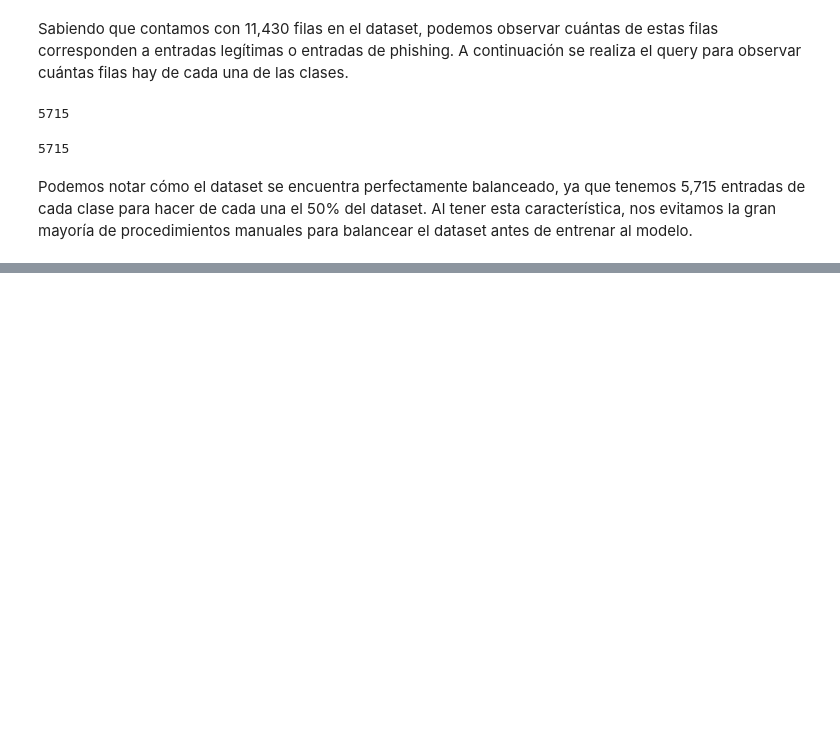
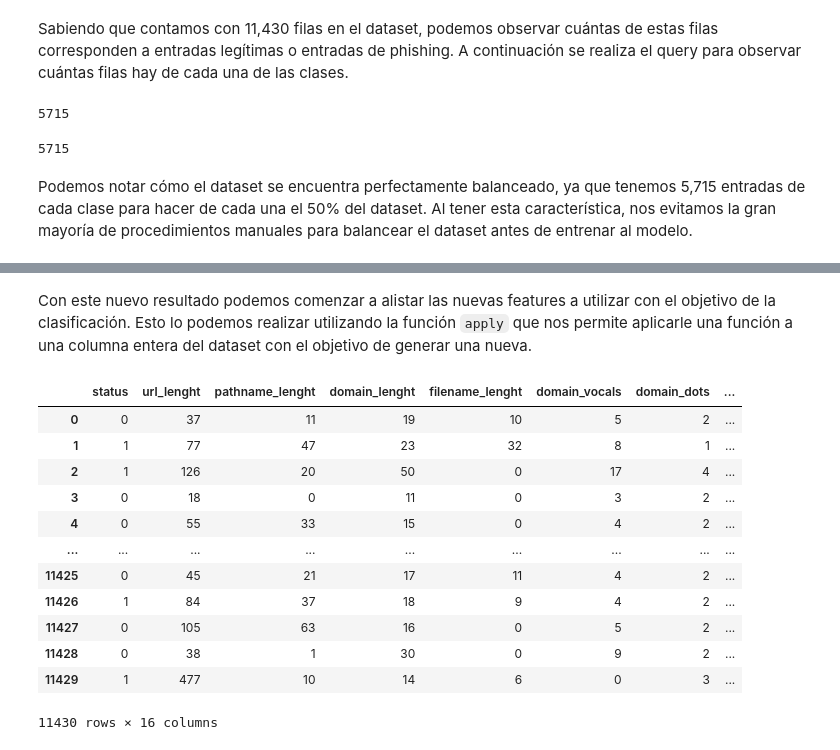
Before and after one commit to SantiagoTaracena/sds-lab-01, a Jupyter notebook: src/main.ipynb, the cells around one changed output, grey strips where cells are left out. Saved outputs shown, nothing was run; the diff lists cells and outputs as text; code cells hidden in the pictures; blank space fills up the shorter version.

```diff
--- a/src/main.ipynb
+++ b/src/main.ipynb
@@ -363,16 +69,0 @@ from urllib.parse import urlparse
-# %%
-# Cambiar los valores de la columna 'status' a 0 para 'legitimate' y 1 para 'phishing'
-dataset['status'] = dataset['status'].apply(lambda x: 0 if x == 'legitimate' else 1)
-# %%
-# Función para obtener el pathname y parameter de una URL
-def extract_path_and_param(url):
-    parsed_url = urlparse(url)
-    path_and_param = parsed_url.path + parsed_url.params + parsed_url.query
-    return path_and_param
-
-# Aplicar la función a la columna 'url' para obtener el pathname y parameter
-dataset['url'] = dataset['url'].apply(extract_path_and_param)
-
-# Eliminar filas donde no hay pathname y parameter
-dataset = dataset[dataset['url'] != '']
-dataset = dataset[dataset['url'] != '/']
@@ -412,0 +282,4 @@ TypeCheckError: argument "config_file" (None) did not match any element in the u
+# %%
+# Cambio de los valores de la columna "status" a 0 para "legitimate" y 1 para "phishing".
+dataset["status"] = dataset["status"].apply(lambda x: 0 if (x == "legitimate") else 1)
+dataset
@@ -412,0 +300,35 @@ TypeCheckError: argument "config_file" (None) did not match any element in the u
+# %% [markdown]
+Con este nuevo resultado podemos comenzar a alistar las nuevas features a utilizar con el objetivo de la clasificación. Esto lo podemos realizar utilizando la función `apply` que nos permite aplicarle una función a una columna entera del dataset con el objetivo de generar una nueva.
+# %%
+# Obtención de las nuevas columnas y eliminación de la columna URL para clasificar.
+dataset["url_lenght"] = dataset["url"].apply(get_url_length)
+dataset["pathname_lenght"] = dataset["url"].apply(get_pathname_lenght)
+dataset["domain_lenght"] = dataset["url"].apply(get_domain_lenght)
+dataset["filename_lenght"] = dataset["url"].apply(get_filename_lenght)
+dataset["domain_vocals"] = dataset["url"].apply(get_vocals)
+dataset["domain_dots"] = dataset["url"].apply(get_domain_points)
+dataset["url_slashes"] = dataset["url"].apply(get_slashes)
+dataset["url_dots"] = dataset["url"].apply(get_url_points)
+dataset["url_dashes"] = dataset["url"].apply(get_dashes)
+dataset["url_enthropy"] = dataset["url"].apply(get_url_entropy)
+dataset["domain_enthropy"] = dataset["url"].apply(get_domain_entropy)
+dataset["url_semicolons"] = dataset["url"].apply(get_url_semicolons)
+dataset["url_percentages"] = dataset["url"].apply(get_url_percentages)
+dataset["url_hashtags"] = dataset["url"].apply(get_url_hashtags)
+dataset["url_hyphens"] = dataset["url"].apply(get_url_hyphens)
+dataset = dataset.drop("url", axis=1)
+dataset
+# %% [output]
+|  | status | url_lenght | pathname_lenght | domain_lenght | filename_lenght | domain_vocals | domain_dots | ... |
+| 0 | 0 | 37 | 11 | 19 | 10 | 5 | 2 | ... |
+| 1 | 1 | 77 | 47 | 23 | 32 | 8 | 1 | ... |
+| 2 | 1 | 126 | 20 | 50 | 0 | 17 | 4 | ... |
+| 3 | 0 | 18 | 0 | 11 | 0 | 3 | 2 | ... |
+| 4 | 0 | 55 | 33 | 15 | 0 | 4 | 2 | ... |
+| ... | ... | ... | ... | ... | ... | ... | ... | ... |
+| 11425 | 0 | 45 | 21 | 17 | 11 | 4 | 2 | ... |
+| 11426 | 1 | 84 | 37 | 18 | 9 | 4 | 2 | ... |
+| 11427 | 0 | 105 | 63 | 16 | 0 | 5 | 2 | ... |
+| 11428 | 0 | 38 | 1 | 30 | 0 | 9 | 2 | ... |
+| 11429 | 1 | 477 | 10 | 14 | 6 | 0 | 3 | ... |
+11430 rows × 16 columns
```
Also changed, not shown: parts of 98 cells of this notebook, 26 other files.
